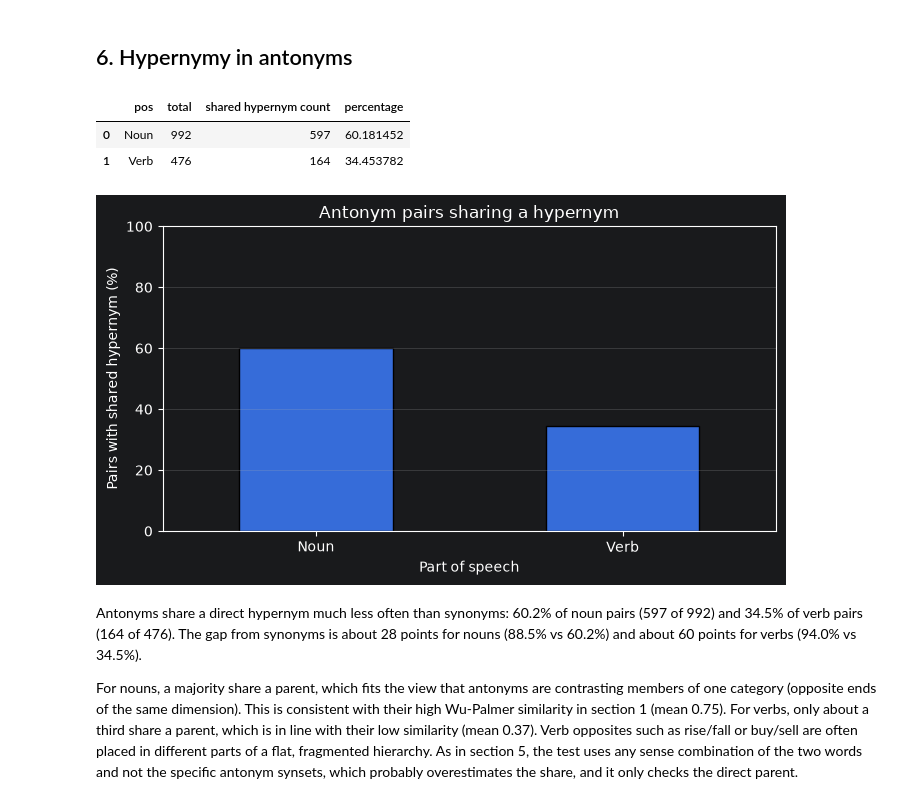
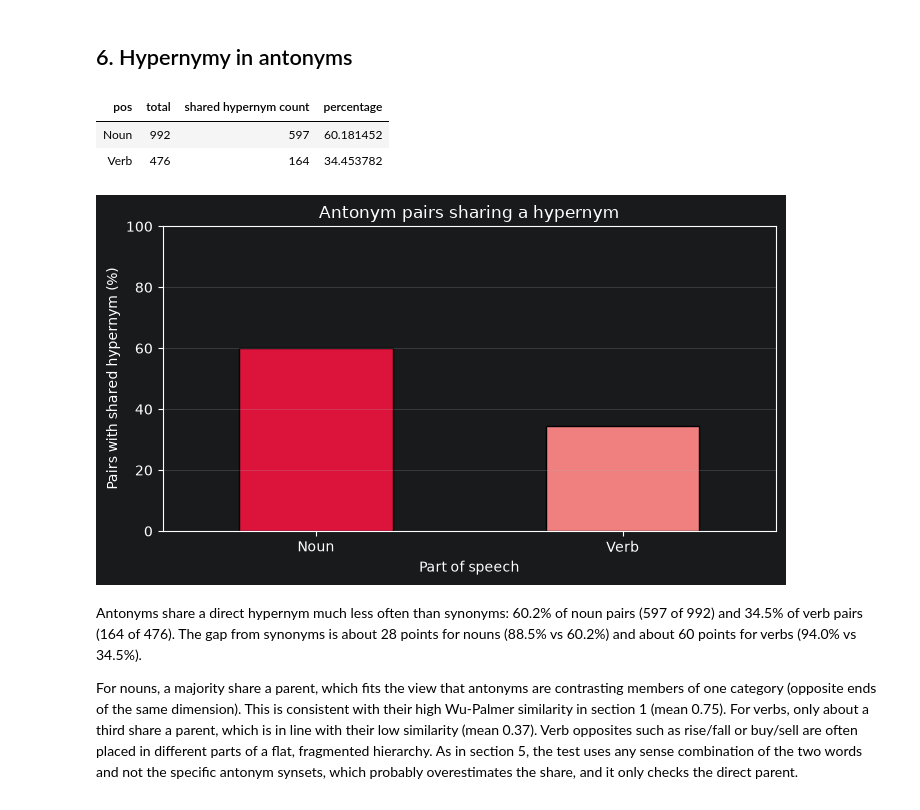
Before and after one commit to Eemeliky/NLP_Project_2026, a Jupyter notebook: NLP_project_2026.ipynb, the cells around one changed output. Drawn from its saved outputs; the diff is of its cells as text; code cells hidden in the pictures.

```diff
--- a/NLP_project_2026.ipynb
+++ b/NLP_project_2026.ipynb
@@ -282,7 +282,7 @@ for pos in POS_TAGS:
     })
 
 df_hypernyms_syn = pd.DataFrame(results)
-display(df_hypernyms_syn)
+display(df_hypernyms_syn.style.hide(axis="index"))
 
 ax = df_hypernyms_syn.plot.bar(
     x="pos",
@@ -292,6 +292,8 @@ ax = df_hypernyms_syn.plot.bar(
     edgecolor="black",
     rot=0
 )
+for bar, pos in zip(ax.patches, df_hypernyms_syn["pos"]):
+    bar.set_facecolor(COLORS[("synonym", wn.NOUN if pos == "Noun" else wn.VERB)])
 
 ax.set_title("Synonym pairs sharing a hypernym")
 ax.set_xlabel("Part of speech")
@@ -328,38 +330,40 @@ for pos in POS_TAGS:
         has_common_hypernym(row.word1, row.word2, pos) for row in df_antonyms.itertuples(index=False)
     )
 
     results.append({
         'pos': "Noun" if pos == wn.NOUN else "Verb",
         'total': total,
         'shared hypernym count': hypernym_count,
         'percentage': (hypernym_count / total) * 100 if total > 0 else 0
     })
 
 df_hypernyms_ant = pd.DataFrame(results)
-display(df_hypernyms_ant)
+display(df_hypernyms_ant.style.hide(axis="index"))
 
 ax = df_hypernyms_ant.plot.bar(
     x="pos",
     y="percentage",
     figsize=(7, 4),
     legend=False,
     edgecolor="black",
     rot=0
 )
+for bar, pos in zip(ax.patches, df_hypernyms_ant["pos"]):
+    bar.set_facecolor(COLORS[("antonym", wn.NOUN if pos == "Noun" else wn.VERB)])
 
 ax.set_title("Antonym pairs sharing a hypernym")
 ax.set_xlabel("Part of speech")
 ax.set_ylabel("Pairs with shared hypernym (%)")
 ax.set_ylim(0, 100)
 
 plt.grid(axis='y', alpha=0.3)
 plt.tight_layout()
 plt.show()
 # %% [output]
-|  | pos | total | shared hypernym count | percentage |
-| 0 | Noun | 992 | 597 | 60.181452 |
-| 1 | Verb | 476 | 164 | 34.453782 |
+| pos | total | shared hypernym count | percentage |
+| Noun | 992 | 597 | 60.181452 |
+| Verb | 476 | 164 | 34.453782 |
-[figure, old version]
+[figure, new version]
 # %% [markdown]
 Antonyms share a direct hypernym much less often than synonyms: 60.2% of noun pairs (597 of 992) and 34.5% of verb pairs (164 of 476). The gap from synonyms is about 28 points for nouns (88.5% vs 60.2%) and about 60 points for verbs (94.0% vs 34.5%).
 
```
Also changed, not shown: parts of 6 cells of this notebook.
